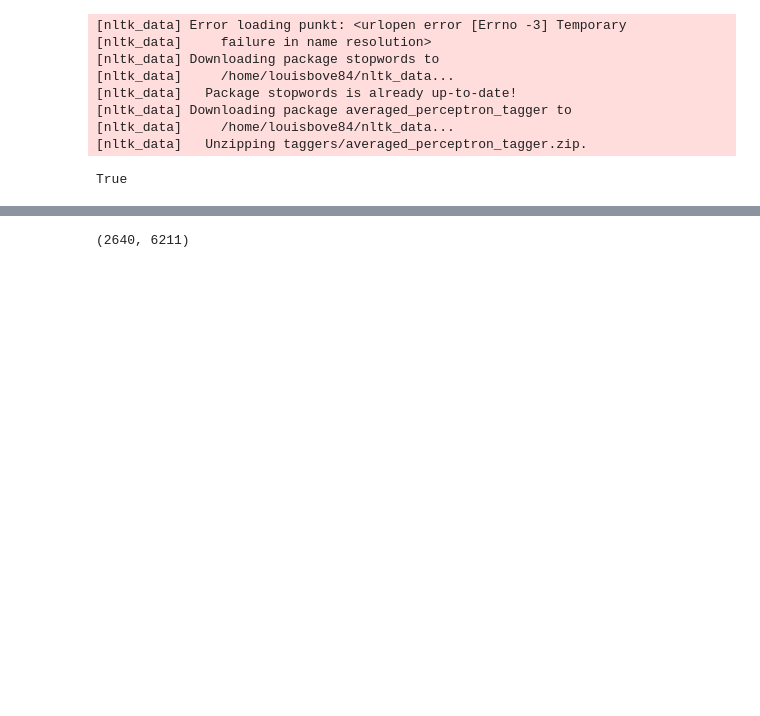
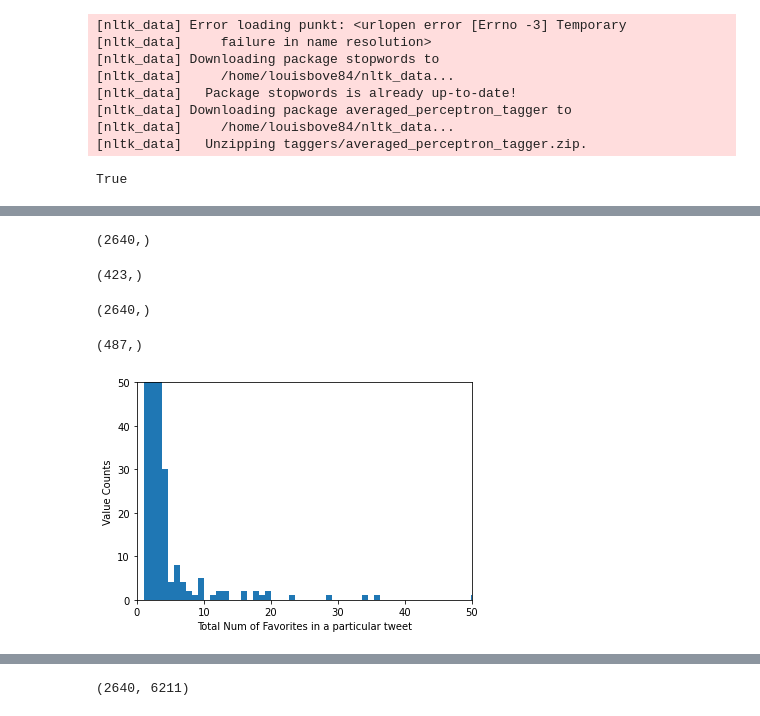
Before and after one commit to louisbove84/Article-Rating-Predictor, a Jupyter notebook: NLP.ipynb, the cells around one changed output, grey strips where cells are left out. Saved outputs shown, nothing was run; the diff lists cells and outputs as text; code cells hidden in the pictures; blank space fills up the shorter version.

```diff
--- a/NLP.ipynb
+++ b/NLP.ipynb
@@ -34,0 +49,27 @@ df_twitter = pd.read_csv('twitter.csv')
+# %%
+#
+df_twitter['num_favorites'].shape
+# %% [output]
+(2640,)
+# %%
+df_twitter[df_twitter['num_favorites']>=500]['num_favorites'].shape
+# %% [output]
+(423,)
+# %%
+df_twitter['num_retweets'].shape
+# %% [output]
+(2640,)
+# %%
+df_twitter[df_twitter['num_retweets']>=100]['num_retweets'].shape
+# %% [output]
+(487,)
+# %%
+#
+plt.hist(df_twitter['num_favorites'].value_counts(), bins=500)
+plt.ylim(0, 50)
+plt.xlim(0, 50)
+plt.xlabel("Total Num of Favorites in a particular tweet")
+plt.ylabel("Value Counts")
+plt.show()
+# %% [output]
+[figure, added]
```
Also changed, not shown: parts of 16 cells of this notebook, 1 other file.
